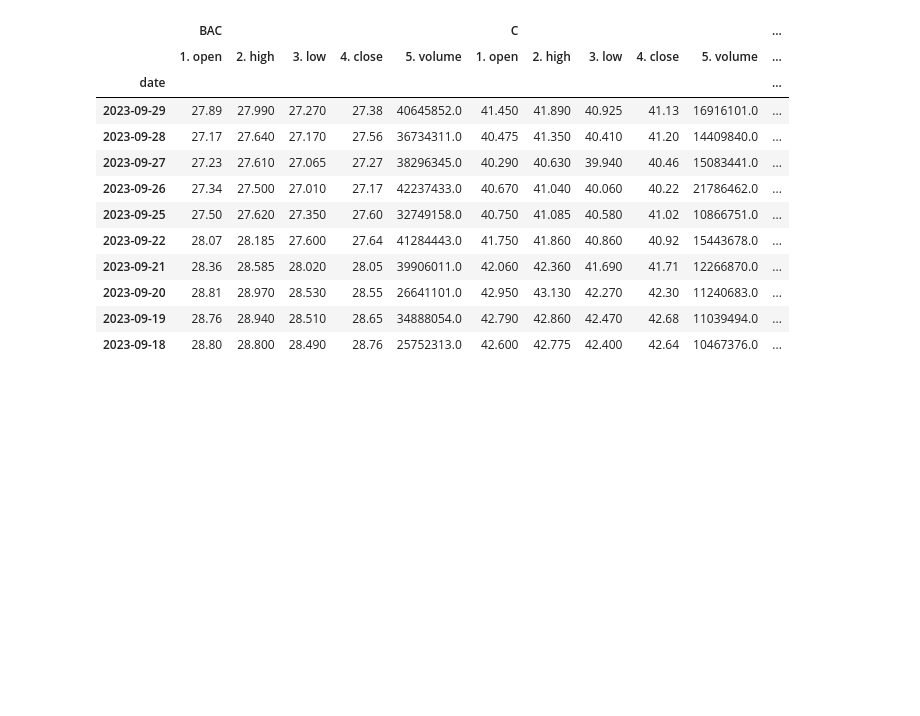
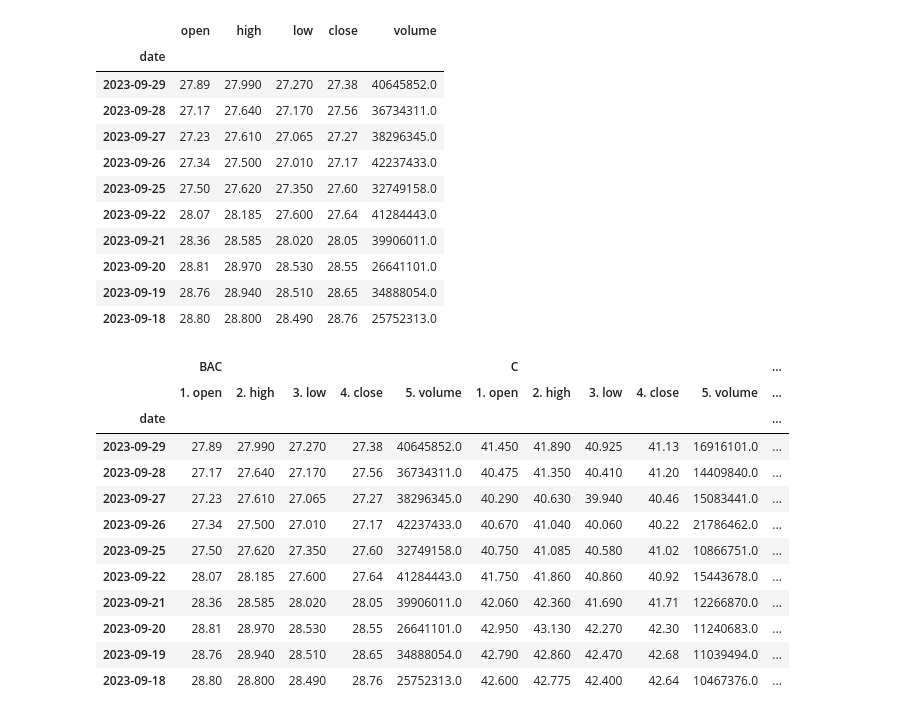
Before and after one commit to Bru-sic/TeamProj01, a Jupyter notebook: Code/ui.ipynb, the cells around one changed output. Saved outputs shown, nothing was run; the diff lists cells and outputs as text; code cells hidden in the pictures; blank space fills up the shorter version.

```diff
--- a/Code/ui.ipynb
+++ b/Code/ui.ipynb
@@ -36,6 +38,41 @@ for tick in tickers:
     data, meta_data = ts.get_daily(symbol=tick, outputsize='full')
     data = data[(data.index >= start) & (data.index <= end)]
     ticker_data[tick] = data
+# %%
+column_names = {
+    '1. open': 'open',
+    '2. high': 'high',
+    '3. low': 'low',
+    '4. close': 'close',
+    '5. volume': 'volume'
+}
+bac_data = pd.DataFrame(ticker_data['BAC'])
+bac_data.rename(columns=column_names, inplace=True)
+
+c_data = pd.DataFrame(ticker_data['C'])
+c_data.rename(columns=column_names, inplace=True)
+
+gs_data = pd.DataFrame(ticker_data['GS'])
+gs_data.rename(columns=column_names, inplace=True)
+
+jpm_data = pd.DataFrame(ticker_data['JPM'])
+jpm_data.rename(columns=column_names, inplace=True)
+
+ms_data = pd.DataFrame(ticker_data['MS'])
+ms_data.rename(columns=column_names, inplace=True)
+# %% [output]
+|  | open | high | low | close | volume |
+| date |  |  |  |  |  |
+| 2023-09-29 | 27.89 | 27.990 | 27.270 | 27.38 | 40645852.0 |
+| 2023-09-28 | 27.17 | 27.640 | 27.170 | 27.56 | 36734311.0 |
+| 2023-09-27 | 27.23 | 27.610 | 27.065 | 27.27 | 38296345.0 |
+| 2023-09-26 | 27.34 | 27.500 | 27.010 | 27.17 | 42237433.0 |
+| 2023-09-25 | 27.50 | 27.620 | 27.350 | 27.60 | 32749158.0 |
+| 2023-09-22 | 28.07 | 28.185 | 27.600 | 27.64 | 41284443.0 |
+| 2023-09-21 | 28.36 | 28.585 | 28.020 | 28.05 | 39906011.0 |
+| 2023-09-20 | 28.81 | 28.970 | 28.530 | 28.55 | 26641101.0 |
+| 2023-09-19 | 28.76 | 28.940 | 28.510 | 28.65 | 34888054.0 |
+| 2023-09-18 | 28.80 | 28.800 | 28.490 | 28.76 | 25752313.0 |
 # %%
 bac_data = ticker_data["BAC"]
 C_data = ticker_data['C']
```
Also changed, not shown: parts of 8 cells of this notebook.
